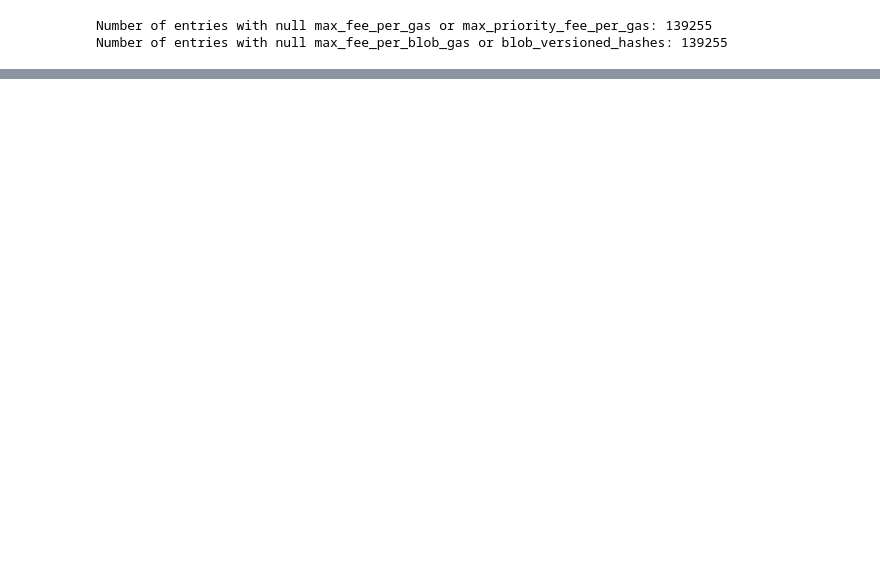
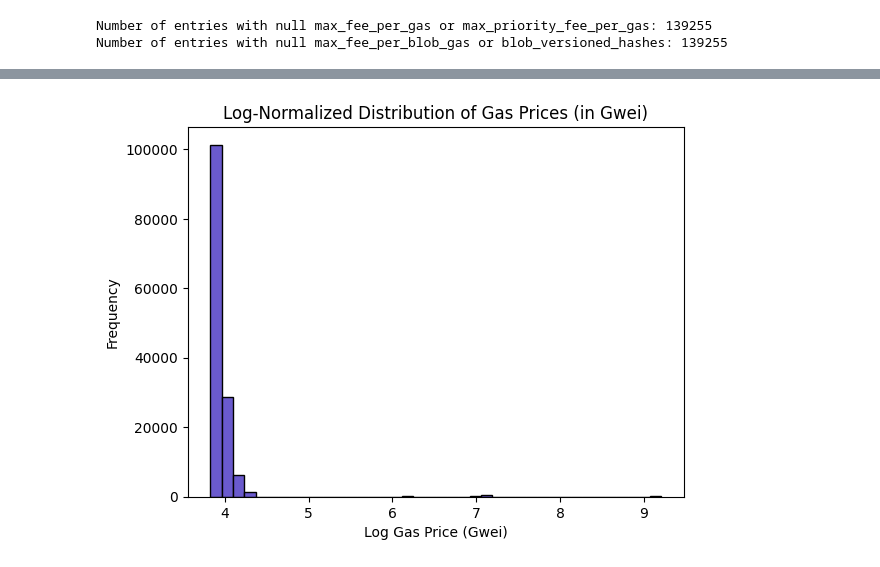
Before and after one commit to DataBuffs/detecting-ethereum-fraud, a Jupyter notebook: main.ipynb, the cells around one changed output, grey strips where cells are left out. Cells and saved outputs as stored; diff of their text form; code cells hidden in the pictures; blank space fills up the shorter version.

```diff
--- a/main.ipynb
+++ b/main.ipynb
@@ -259,0 +274,9 @@ plt.show()
+# %%
+df['log_gas_price_gwei'] = np.log1p(df['gas_price_gwei'])
+
+# Plot normalized gas prices
+df['log_gas_price_gwei'].plot(kind='hist', bins=40, color='SlateBlue', linewidth=1, edgecolor='black', title='Log-Normalized Distribution of Gas Prices (in Gwei)')
+plt.xlabel('Log Gas Price (Gwei)')
+plt.show()
+# %% [output]
+[figure, added]
```
Also changed, not shown: parts of 12 cells of this notebook.
